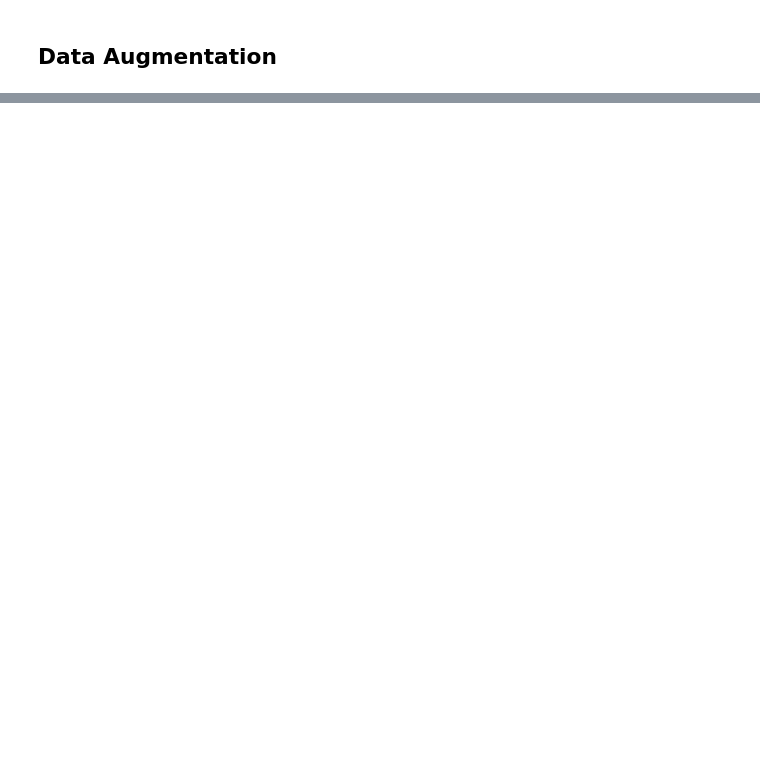
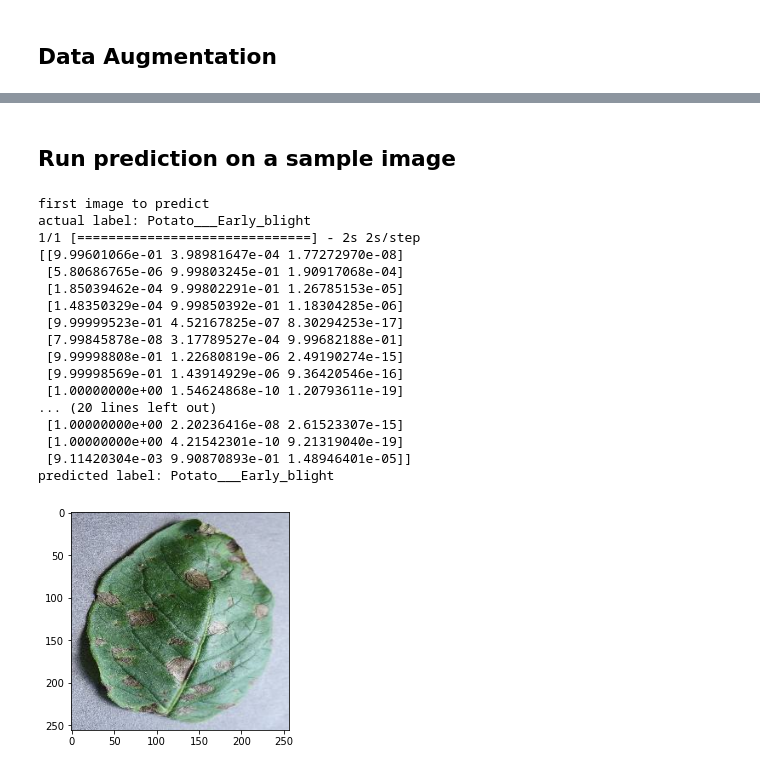
Before and after one commit to Kajhanan/Potato-Disease-Classification, a Jupyter notebook: training.ipynb, the cells around one changed output, grey strips where cells are left out. Cells and saved outputs as stored; diff of their text form; code cells hidden in the pictures; blank space fills up the shorter version.

```diff
--- a/training.ipynb
+++ b/training.ipynb
@@ -77,2 +76,7 @@ tf.keras.Sequential([
 # %% [markdown]
 ## Data Augmentation
+# %%
+data_augmentation = tf.keras.Sequential([
+  layers.experimental.preprocessing.RandomFlip("horizontal_and_vertical"),
+  layers.experimental.preprocessing.RandomRotation(0.2),
+])
@@ -78,0 +232,35 @@ tf.keras.Sequential([
+# %% [markdown]
+## Run prediction on a sample image
+# %%
+import numpy as np
+for images_batch, labels_batch in test_ds.take(1):
+
+    first_image = images_batch[0].numpy().astype('uint8')
+    first_label = labels_batch[0].numpy()
+
+    print("first image to predict")
+    plt.imshow(first_image)
+    print("actual label:",class_names[first_label])
+
+    batch_prediction = model.predict(images_batch)
+    print(batch_prediction)
+    print("predicted label:",class_names[np.argmax(batch_prediction[0])])
+# %% [output]
+first image to predict
+actual label: Potato___Early_blight
+1/1 [==============================] - 2s 2s/step
+[[9.99601066e-01 3.98981647e-04 1.77272970e-08]
+ [5.80686765e-06 9.99803245e-01 1.90917068e-04]
+ [1.85039462e-04 9.99802291e-01 1.26785153e-05]
+ [1.48350329e-04 9.99850392e-01 1.18304285e-06]
+ [9.99999523e-01 4.52167825e-07 8.30294253e-17]
+ [7.99845878e-08 3.17789527e-04 9.99682188e-01]
+ [9.99998808e-01 1.22680819e-06 2.49190274e-15]
+ [9.99998569e-01 1.43914929e-06 9.36420546e-16]
+ [1.00000000e+00 1.54624868e-10 1.20793611e-19]
+... (20 lines left out)
+ [1.00000000e+00 2.20236416e-08 2.61523307e-15]
+ [1.00000000e+00 4.21542301e-10 9.21319040e-19]
+ [9.11420304e-03 9.90870893e-01 1.48946401e-05]]
+predicted label: Potato___Early_blight
+[figure, added]
```
Also changed, not shown: parts of 22 cells of this notebook.
